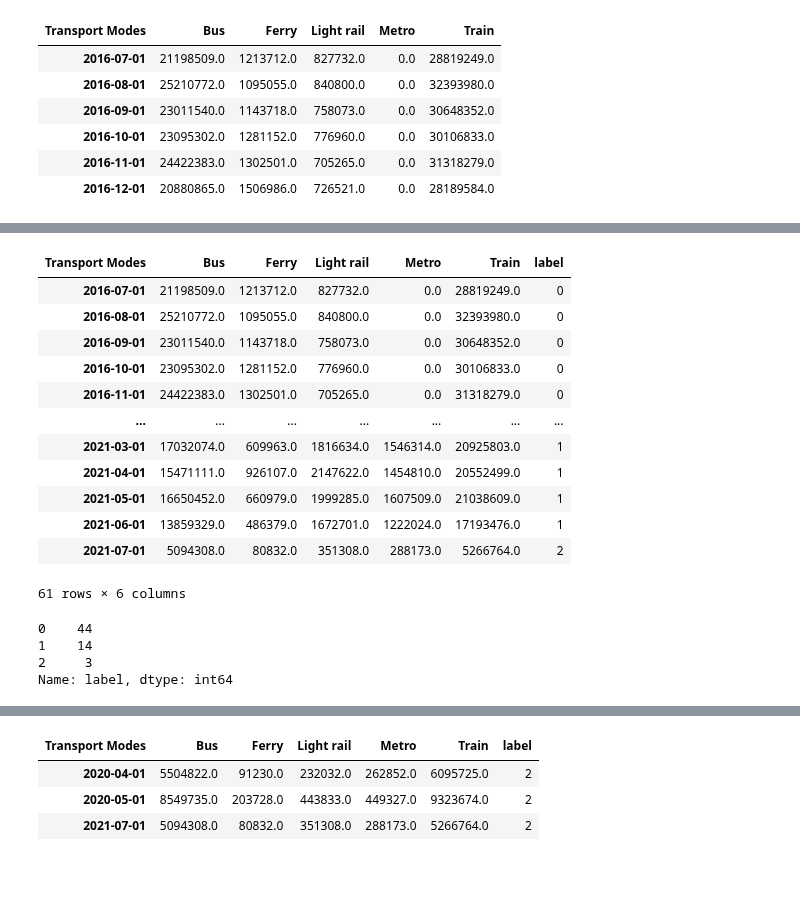
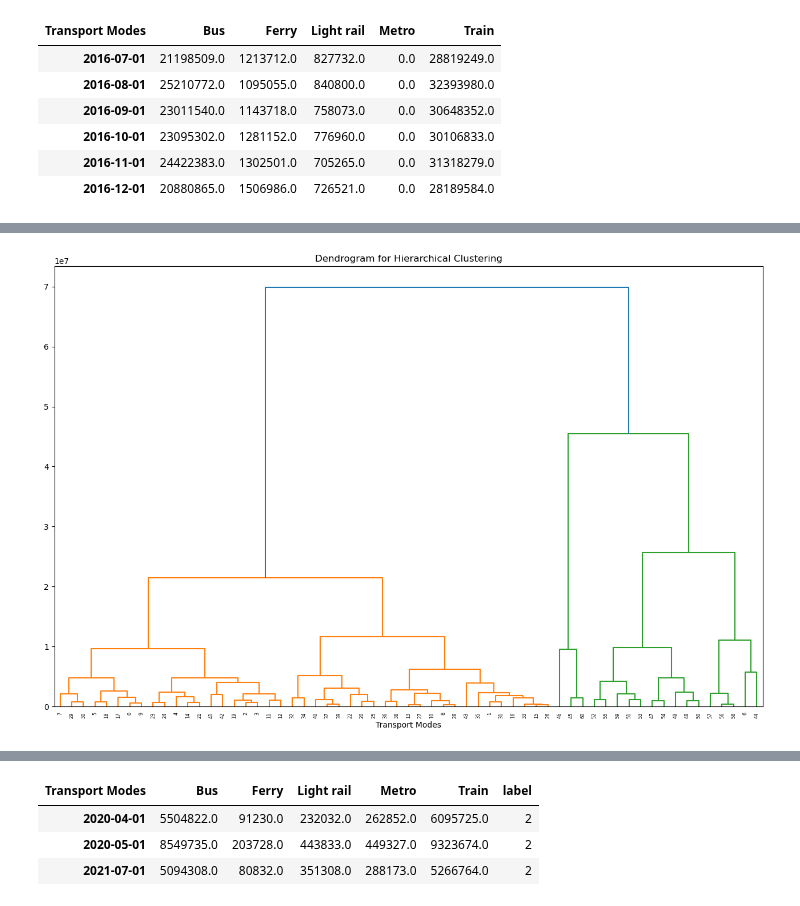
Before and after one commit to ethanaire/Analyzing-NSW-Public-Transports-with-Opal-Cards, a Jupyter notebook: Transport Usage Clustering.ipynb, the cells around one changed output, grey strips where cells are left out. Saved outputs shown, nothing was run; the diff lists cells and outputs as text; code cells hidden in the pictures; blank space fills up the shorter version.

Commit message:
fix fig size of dendogram

```diff
--- a/Transport Usage Clustering.ipynb
+++ b/Transport Usage Clustering.ipynb
@@ -168,25 +168,17 @@ plt.show()
-# %%
-labels = cut_tree(linkage_matrix, n_clusters=3)
-transportmodes['label'] = labels
-transportmodes
-# %% [output]
-| Transport Modes | Bus | Ferry | Light rail | Metro | Train | label |
-| 2016-07-01 | 21198509.0 | 1213712.0 | 827732.0 | 0.0 | 28819249.0 | 0 |
-| 2016-08-01 | 25210772.0 | 1095055.0 | 840800.0 | 0.0 | 32393980.0 | 0 |
-| 2016-09-01 | 23011540.0 | 1143718.0 | 758073.0 | 0.0 | 30648352.0 | 0 |
-| 2016-10-01 | 23095302.0 | 1281152.0 | 776960.0 | 0.0 | 30106833.0 | 0 |
-| 2016-11-01 | 24422383.0 | 1302501.0 | 705265.0 | 0.0 | 31318279.0 | 0 |
-| ... | ... | ... | ... | ... | ... | ... |
-| 2021-03-01 | 17032074.0 | 609963.0 | 1816634.0 | 1546314.0 | 20925803.0 | 1 |
-| 2021-04-01 | 15471111.0 | 926107.0 | 2147622.0 | 1454810.0 | 20552499.0 | 1 |
-| 2021-05-01 | 16650452.0 | 660979.0 | 1999285.0 | 1607509.0 | 21038609.0 | 1 |
-| 2021-06-01 | 13859329.0 | 486379.0 | 1672701.0 | 1222024.0 | 17193476.0 | 1 |
-| 2021-07-01 | 5094308.0 | 80832.0 | 351308.0 | 288173.0 | 5266764.0 | 2 |
-61 rows × 6 columns
-# %%
-transportmodes['label'].value_counts()
-# %% [output]
-0    44
-1    14
-2     3
-Name: label, dtype: int64
+# %%
+# Pairwise distance between pairs of observations in df
+pd = pdist(df,'euclidean')
+
+# Create a linkage matrix using the complete method
+lm = linkage(pd, method='complete')
+# %%
+# Set the figure size for the dendrogram
+plt.figure(figsize=(16,10))
+
+# Dendrogram for hierarchical clustering
+dendrogram(lm)
+plt.title("Dendrogram for Hierarchical Clustering")
+plt.xlabel("Transport Modes")
+plt.show()
+# %% [output]
+[figure, added]
```
Also changed, not shown: parts of 14 cells of this notebook.
